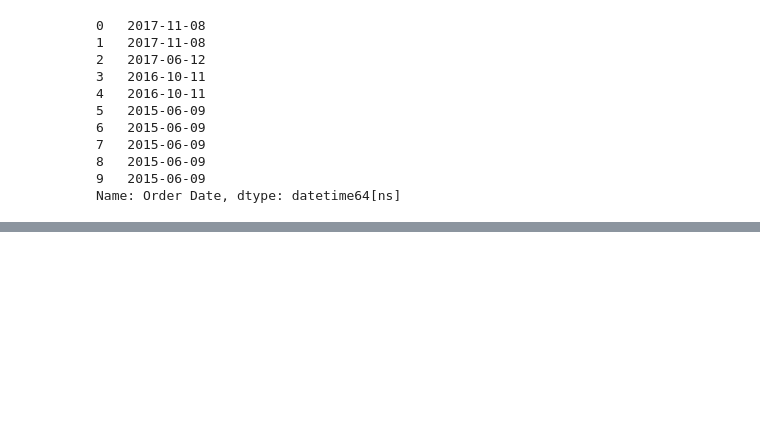
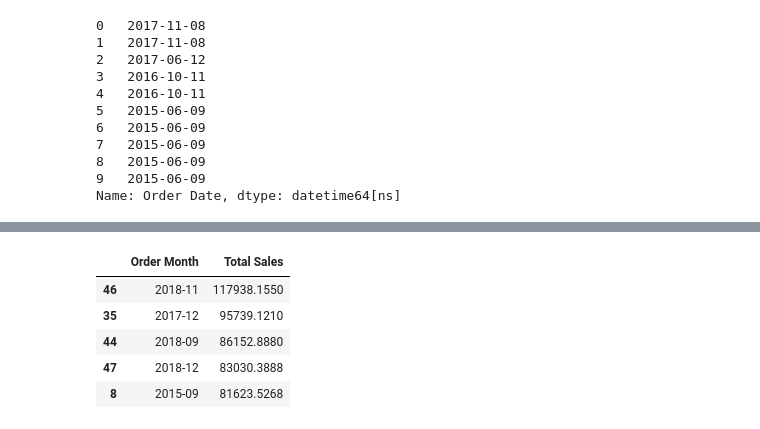
Before and after one commit to yashpawar-99/ecommerce-sales-analysis, a Jupyter notebook: notebooks/04_time_series_analysis.ipynb, the cells around one changed output, grey strips where cells are left out. Drawn from its saved outputs; the diff is of its cells as text; code cells hidden in the pictures; blank space fills up the shorter version.

```diff
--- a/notebooks/04_time_series_analysis.ipynb
+++ b/notebooks/04_time_series_analysis.ipynb
@@ -98,0 +136,9 @@ yearly_sales
+# %%
+monthly_sales[0:5]
+# %% [output]
+|  | Order Month | Total Sales |
+| 46 | 2018-11 | 117938.1550 |
+| 35 | 2017-12 | 95739.1210 |
+| 44 | 2018-09 | 86152.8880 |
+| 47 | 2018-12 | 83030.3888 |
+| 8 | 2015-09 | 81623.5268 |
```
Also changed, not shown: parts of 4 cells of this notebook.
